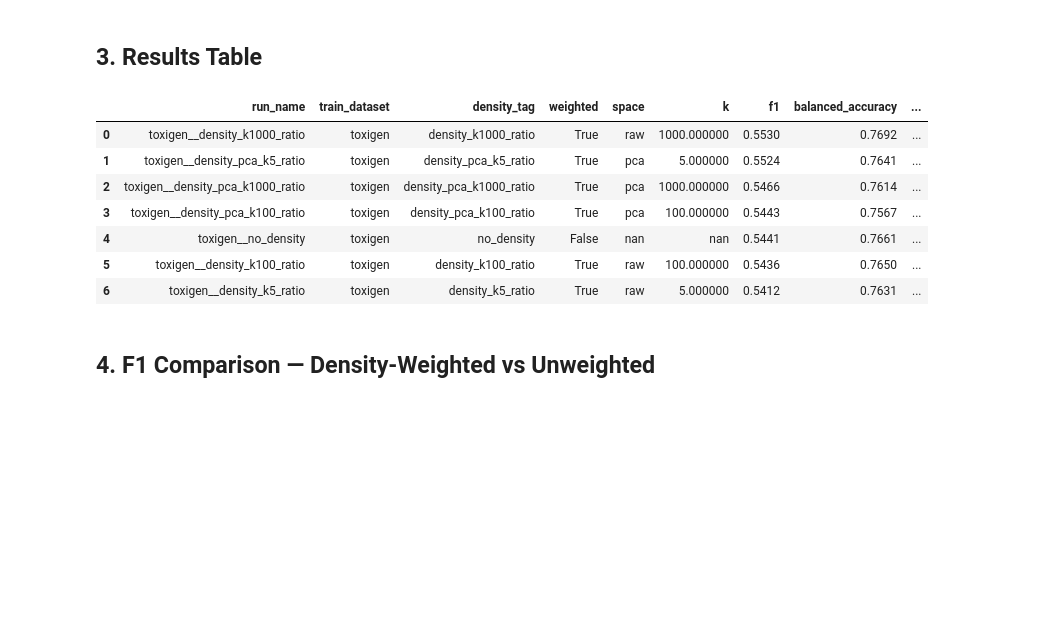
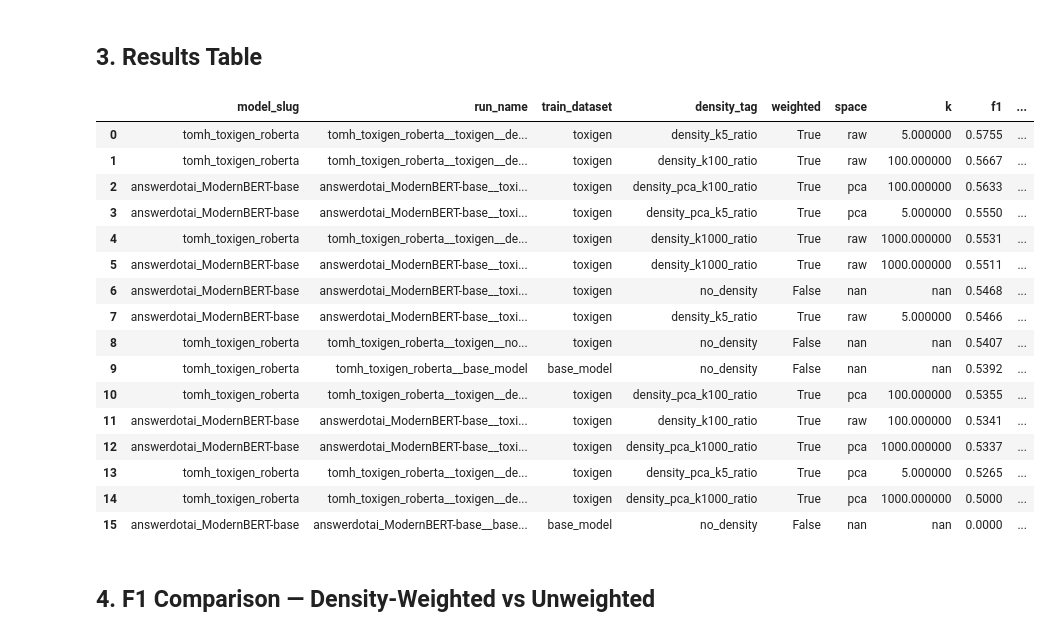
Before and after one commit to alex-dias/modernbert-hs, a Jupyter notebook: notebooks/04_evaluation.ipynb, the cells around one changed output. Saved outputs shown, nothing was run; the diff lists cells and outputs as text; code cells hidden in the pictures; blank space fills up the shorter version.

```diff
--- a/notebooks/04_evaluation.ipynb
+++ b/notebooks/04_evaluation.ipynb
@@ -71,6 +71,7 @@ if RUN_EVAL:
         max_length=MAX_LENGTH,
         bootstrap=True,
         n_bootstrap=1000,
+        base_models=cfg["training"]["models"],
     )
 else:
     print("Loading cached results from", results_path)
@@ -84,25 +95,34 @@ Columns: ['run_name', 'model_slug', 'train_dataset', 'density_tag', 'weighted',
 # %% [markdown]
 ## 3. Results Table
 # %%
-display_cols = ["run_name", "train_dataset", "density_tag", "weighted", "space", "k",
+display_cols = ["model_slug", "run_name", "train_dataset", "density_tag", "weighted", "space", "k",
                 "f1", "balanced_accuracy", "accuracy", "auc_roc"]
 display_cols = [c for c in display_cols if c in results.columns]
 
 display(
     results[display_cols]
     .sort_values("f1", ascending=False)
     .style.format({c: "{:.4f}" for c in ["f1", "balanced_accuracy", "accuracy", "auc_roc"] if c in display_cols})
     .background_gradient(subset=["f1"], cmap="YlGn")
 )
 # %% [output]
-|  | run_name | train_dataset | density_tag | weighted | space | k | f1 | balanced_accuracy | ... |
-| 0 | toxigen__density_k1000_ratio | toxigen | density_k1000_ratio | True | raw | 1000.000000 | 0.5530 | 0.7692 | ... |
-| 1 | toxigen__density_pca_k5_ratio | toxigen | density_pca_k5_ratio | True | pca | 5.000000 | 0.5524 | 0.7641 | ... |
-| 2 | toxigen__density_pca_k1000_ratio | toxigen | density_pca_k1000_ratio | True | pca | 1000.000000 | 0.5466 | 0.7614 | ... |
-| 3 | toxigen__density_pca_k100_ratio | toxigen | density_pca_k100_ratio | True | pca | 100.000000 | 0.5443 | 0.7567 | ... |
-| 4 | toxigen__no_density | toxigen | no_density | False | nan | nan | 0.5441 | 0.7661 | ... |
-| 5 | toxigen__density_k100_ratio | toxigen | density_k100_ratio | True | raw | 100.000000 | 0.5436 | 0.7650 | ... |
-| 6 | toxigen__density_k5_ratio | toxigen | density_k5_ratio | True | raw | 5.000000 | 0.5412 | 0.7631 | ... |
+|  | model_slug | run_name | train_dataset | density_tag | weighted | space | k | f1 | ... |
+| 0 | tomh_toxigen_roberta | tomh_toxigen_roberta__toxigen__de... | toxigen | density_k5_ratio | True | raw | 5.000000 | 0.5755 | ... |
+| 1 | tomh_toxigen_roberta | tomh_toxigen_roberta__toxigen__de... | toxigen | density_k100_ratio | True | raw | 100.000000 | 0.5667 | ... |
+| 2 | answerdotai_ModernBERT-base | answerdotai_ModernBERT-base__toxi... | toxigen | density_pca_k100_ratio | True | pca | 100.000000 | 0.5633 | ... |
+| 3 | answerdotai_ModernBERT-base | answerdotai_ModernBERT-base__toxi... | toxigen | density_pca_k5_ratio | True | pca | 5.000000 | 0.5550 | ... |
+| 4 | tomh_toxigen_roberta | tomh_toxigen_roberta__toxigen__de... | toxigen | density_k1000_ratio | True | raw | 1000.000000 | 0.5531 | ... |
+| 5 | answerdotai_ModernBERT-base | answerdotai_ModernBERT-base__toxi... | toxigen | density_k1000_ratio | True | raw | 1000.000000 | 0.5511 | ... |
+| 6 | answerdotai_ModernBERT-base | answerdotai_ModernBERT-base__toxi... | toxigen | no_density | False | nan | nan | 0.5468 | ... |
+| 7 | answerdotai_ModernBERT-base | answerdotai_ModernBERT-base__toxi... | toxigen | density_k5_ratio | True | raw | 5.000000 | 0.5466 | ... |
+| 8 | tomh_toxigen_roberta | tomh_toxigen_roberta__toxigen__no... | toxigen | no_density | False | nan | nan | 0.5407 | ... |
+| 9 | tomh_toxigen_roberta | tomh_toxigen_roberta__base_model | base_model | no_density | False | nan | nan | 0.5392 | ... |
+| 10 | tomh_toxigen_roberta | tomh_toxigen_roberta__toxigen__de... | toxigen | density_pca_k100_ratio | True | pca | 100.000000 | 0.5355 | ... |
+| 11 | answerdotai_ModernBERT-base | answerdotai_ModernBERT-base__toxi... | toxigen | density_k100_ratio | True | raw | 100.000000 | 0.5341 | ... |
+| 12 | answerdotai_ModernBERT-base | answerdotai_ModernBERT-base__toxi... | toxigen | density_pca_k1000_ratio | True | pca | 1000.000000 | 0.5337 | ... |
+| 13 | tomh_toxigen_roberta | tomh_toxigen_roberta__toxigen__de... | toxigen | density_pca_k5_ratio | True | pca | 5.000000 | 0.5265 | ... |
+| 14 | tomh_toxigen_roberta | tomh_toxigen_roberta__toxigen__de... | toxigen | density_pca_k1000_ratio | True | pca | 1000.000000 | 0.5000 | ... |
+| 15 | answerdotai_ModernBERT-base | answerdotai_ModernBERT-base__base... | base_model | no_density | False | nan | nan | 0.0000 | ... |
 # %% [markdown]
 ## 4. F1 Comparison — Density-Weighted vs Unweighted
 # %%
```
Also changed, not shown: parts of 1 cell of this notebook, 5 other files.
